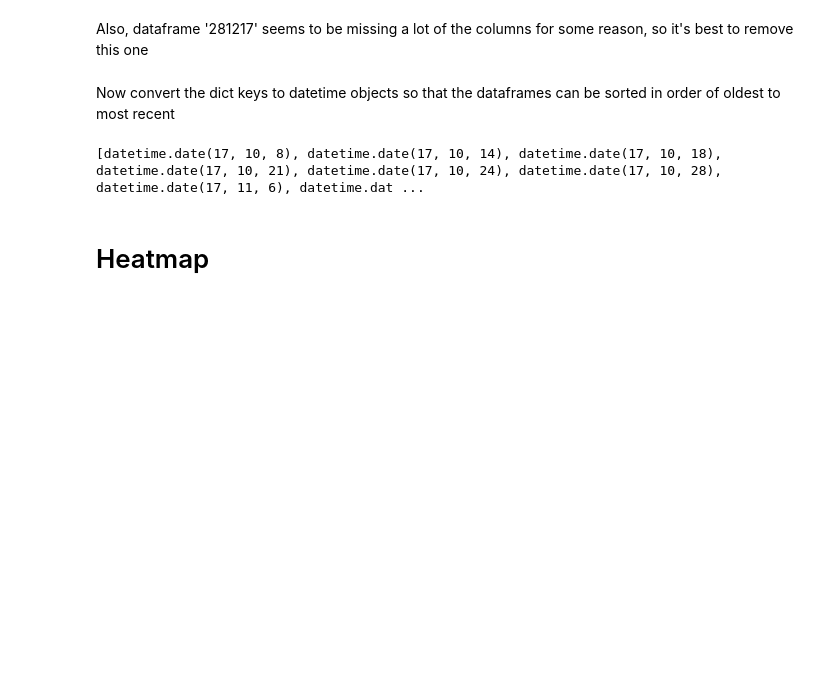
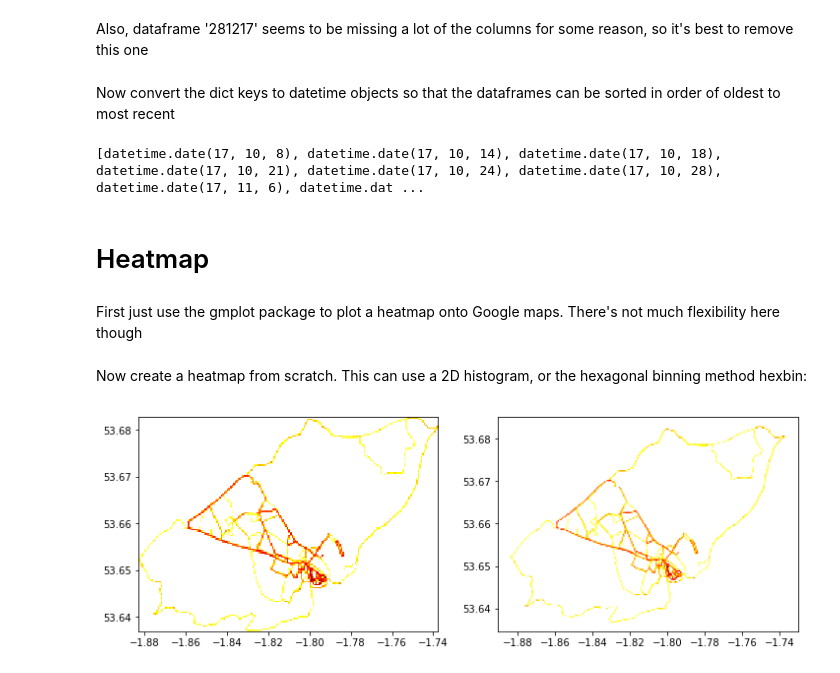
Before and after one commit to polzin-3/fitness-data, a Jupyter notebook: Gary_run_multi.ipynb, the cells around one changed output. Cells and saved outputs as stored; diff of their text form; code cells hidden in the pictures; blank space fills up the shorter version.

Commit message:
Extended notebook to include my own heatmap

```diff
--- a/Gary_run_multi.ipynb
+++ b/Gary_run_multi.ipynb
@@ -106,3 +97,5 @@ def plot_colourline_gmap(x, y, c):
+# %% [markdown]
+First just use the gmplot package to plot a heatmap onto Google maps. There's not much flexibility here though
 # %%
 # Create gmplot instance with location of map centre and zoom level (1 - 20)
 gmap = gmplot.GoogleMapPlotter(np.mean(dataframe_dict['030218']['position_lat']),
@@ -123,0 +112,11 @@ gmap.heatmap?
+# %% [markdown]
+Now create a heatmap from scratch. This can use a 2D histogram, or the hexagonal binning method hexbin:
+# %%
+plt.figure(figsize=(12,4))
+plt.subplot(1, 2, 1)
+hist_raw = plt.hist2d(longitudes_all, latitudes_all, bins=(200, 140), norm=colors.LogNorm(), cmap='hot_r')
+plt.subplot(1, 2, 2)
+plt.hexbin(longitudes_all, latitudes_all, gridsize=(200, 140), bins='log', cmap='hot_r')
+plt.show()
+# %% [output]
+[figure, added]
```
Also changed, not shown: parts of 8 cells of this notebook.
